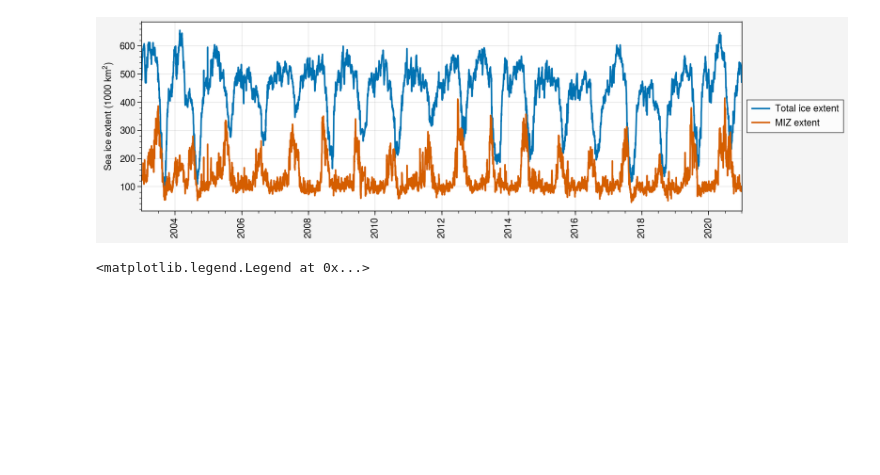
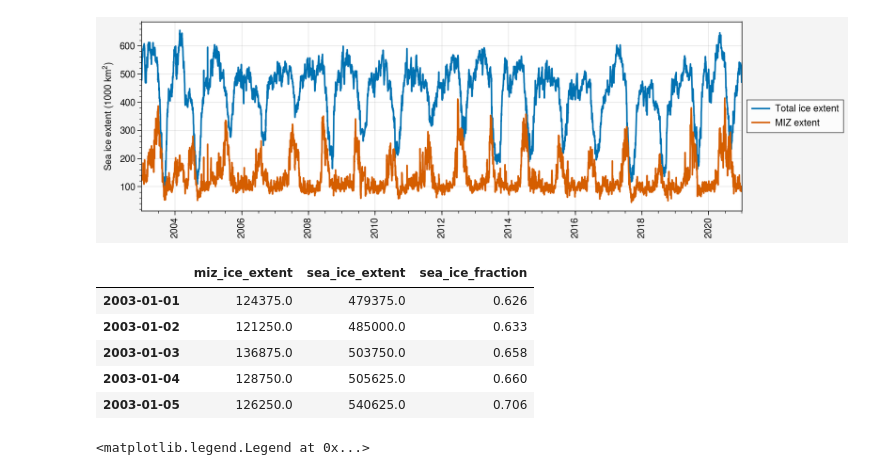
Before and after one commit to danielmwatkins/sea_ice_variability, a Jupyter notebook: notebooks/Interannual Variability SIC.ipynb, the cells around one changed output. Saved outputs shown, nothing was run; the diff lists cells and outputs as text; code cells hidden in the pictures; blank space fills up the shorter version.

```diff
--- a/notebooks/Interannual Variability SIC.ipynb
+++ b/notebooks/Interannual Variability SIC.ipynb
@@ -89,6 +89,19 @@ ax.legend(loc='r', ncols=1)
 [figure]
 # %%
 results.to_csv('../data/nsidc_greenland_sea_ice_extent.csv')
+# %%
+import pandas as pd
+import proplot as pplt
+
+results = pd.read_csv('../data/nsidc_greenland_sea_ice_extent.csv', index_col=0, parse_dates=True)
+results.head()
+# %% [output]
+|  | miz_ice_extent | sea_ice_extent | sea_ice_fraction |
+| 2003-01-01 | 124375.0 | 479375.0 | 0.626 |
+| 2003-01-02 | 121250.0 | 485000.0 | 0.633 |
+| 2003-01-03 | 136875.0 | 503750.0 | 0.658 |
+| 2003-01-04 | 128750.0 | 505625.0 | 0.660 |
+| 2003-01-05 | 126250.0 | 540625.0 | 0.706 |
 # %%
 import warnings
 warnings.simplefilter('ignore')
```
Also changed, not shown: parts of 4 cells of this notebook, 2 other files.
